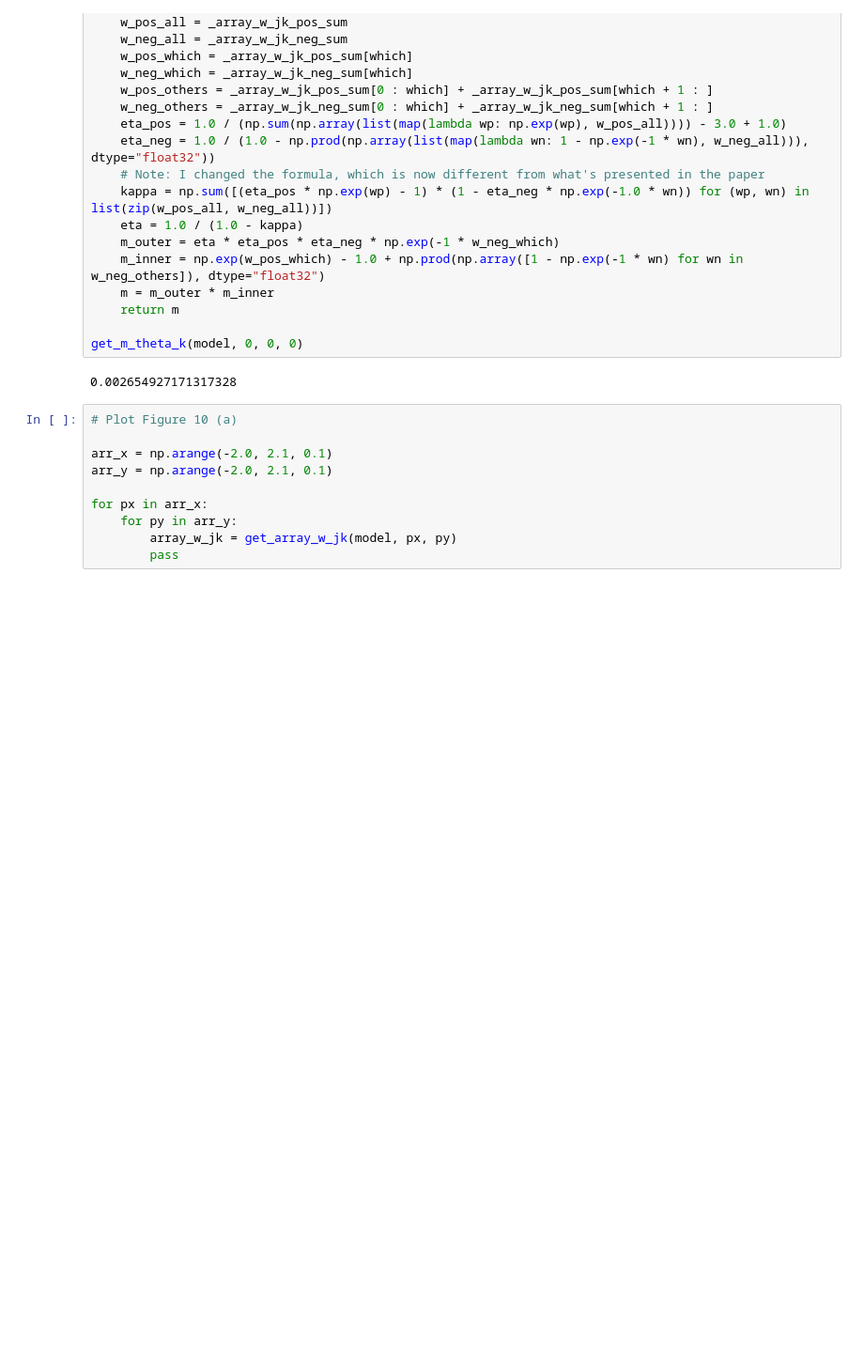
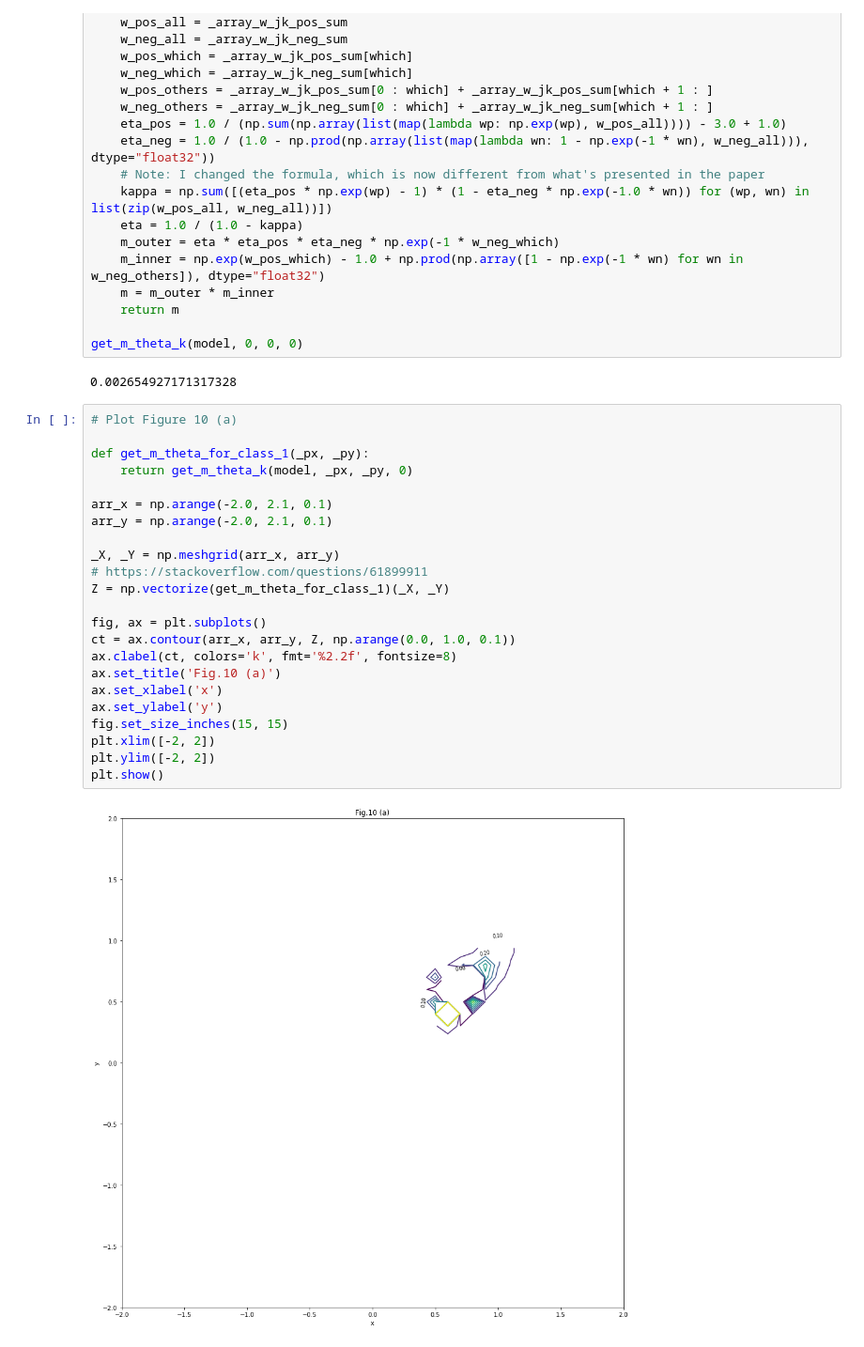
Before and after one commit to evidentiallab/Lunde_Chen_NN_Belief_Reproduction, a Jupyter notebook: NNBelief_neural_network.ipynb, the cells around one changed output. Shown at 94% size. Saved outputs shown, nothing was run; the diff lists cells and outputs as text; blank space fills up the shorter version.

```diff
--- a/NNBelief_neural_network.ipynb
+++ b/NNBelief_neural_network.ipynb
@@ -984,13 +984,28 @@ def get_m_theta_k(_model, _px, _py, which): # which = 0, 1, or 2
 get_m_theta_k(model, 0, 0, 0)
 # %% [output]
 0.002654927171317328
-# %%
-# Plot Figure 10 (a)
-
-arr_x = np.arange(-2.0, 2.1, 0.1)
-arr_y = np.arange(-2.0, 2.1, 0.1)
-
-for px in arr_x:
-    for py in arr_y:
-        array_w_jk = get_array_w_jk(model, px, py)
-        pass
+# %%
+# Plot Figure 10 (a)
+
+def get_m_theta_for_class_1(_px, _py):
+    return get_m_theta_k(model, _px, _py, 0)
+
+arr_x = np.arange(-2.0, 2.1, 0.1)
+arr_y = np.arange(-2.0, 2.1, 0.1)
+
+_X, _Y = np.meshgrid(arr_x, arr_y)
+# https://stackoverflow.com/questions/61899911
+Z = np.vectorize(get_m_theta_for_class_1)(_X, _Y)
+
+fig, ax = plt.subplots()
+ct = ax.contour(arr_x, arr_y, Z, np.arange(0.0, 1.0, 0.1))
+ax.clabel(ct, colors='k', fmt='%2.2f', fontsize=8)
+ax.set_title('Fig.10 (a)')
+ax.set_xlabel('x')
+ax.set_ylabel('y')
+fig.set_size_inches(15, 15)
+plt.xlim([-2, 2])
+plt.ylim([-2, 2])
+plt.show()
+# %% [output]
+[figure, added]
```
Also changed, not shown: parts of 2 cells of this notebook.
